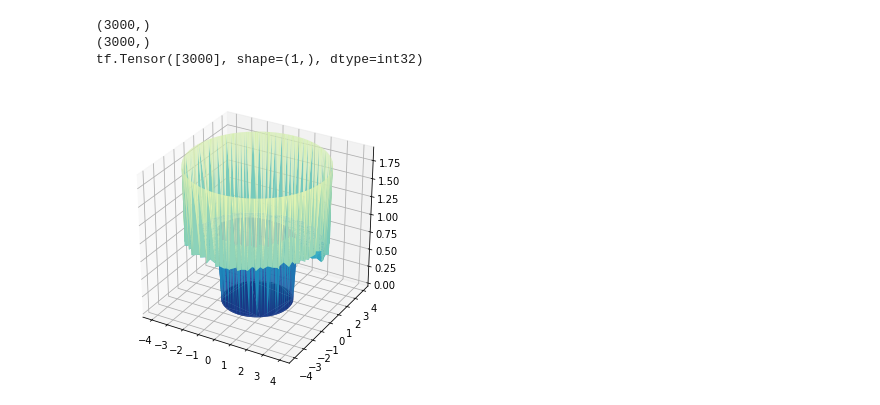
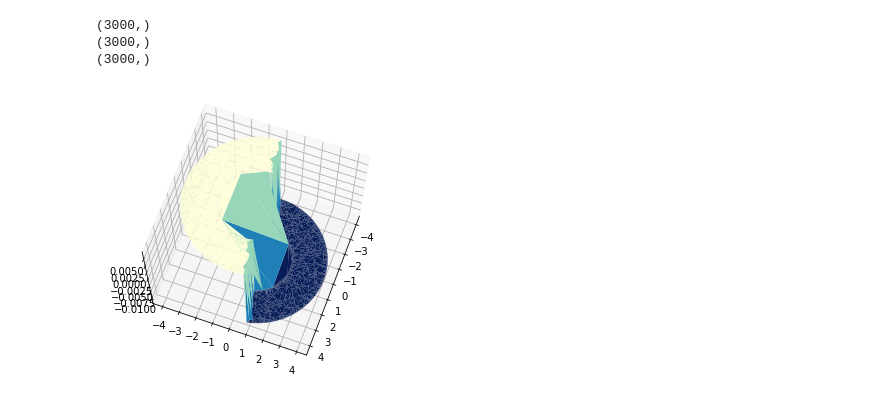
Before and after one commit to DothWalrus/machine_learning_pde, a Jupyter notebook: 2d_laplace_dvm.ipynb, the cells around one changed output. Saved outputs shown, nothing was run; the diff lists cells and outputs as text; code cells hidden in the pictures.

```diff
--- a/2d_laplace_dvm.ipynb
+++ b/2d_laplace_dvm.ipynb
@@ -219,27 +214,20 @@ test_int_pts = test_pts[2,0:] # Model of interior
 # %%
+# Plot ####################################################################################################
 fig = pylab.figure(figsize=plt.figaspect(.96))
 ax = Axes3D(fig)
 
-r_plt_pts = tf.concat([r_in_bnd_pts, r_out_bnd_pts, r_int_pts], 1)
-r = r_plt_pts.numpy()[0]
-print(r.shape)
-theta_plt_pts = tf.concat([theta_in_bnd_pts, theta_out_bnd_pts, theta_int_pts], 1)
-theta = theta_plt_pts.numpy()[0]
-print(theta.shape)
+X = test_pts[0:, 0, 0].numpy()
+print(X.shape)
+Y = test_pts[0:, 0, 1].numpy()
+print(Y.shape)
+Z = z[0:, 0, 0].numpy()
+print(Z.shape)
 
-z_plt_pts = tf.concat([test_in_bnd_pts, test_out_bnd_pts, test_int_pts], 0)
-print(tf.shape(z_plt_pts))
-z = z_plt_pts.numpy()
-
-#print(z)
-
-x, y = r*np.cos(theta), r*np.sin(theta)
-
-
-ax.plot_trisurf(x,y,z, cmap=plt.cm.YlGnBu_r)
+ax.plot_trisurf(X,Y,Z, cmap=plt.cm.YlGnBu_r)
+ax.view_init(70, 20)
 plt.show()
 # %% [output]
 (3000,)
 (3000,)
-tf.Tensor([3000], shape=(1,), dtype=int32)
+(3000,)
-[figure, old version]
+[figure, new version]
```
Also changed, not shown: parts of 8 cells of this notebook.
